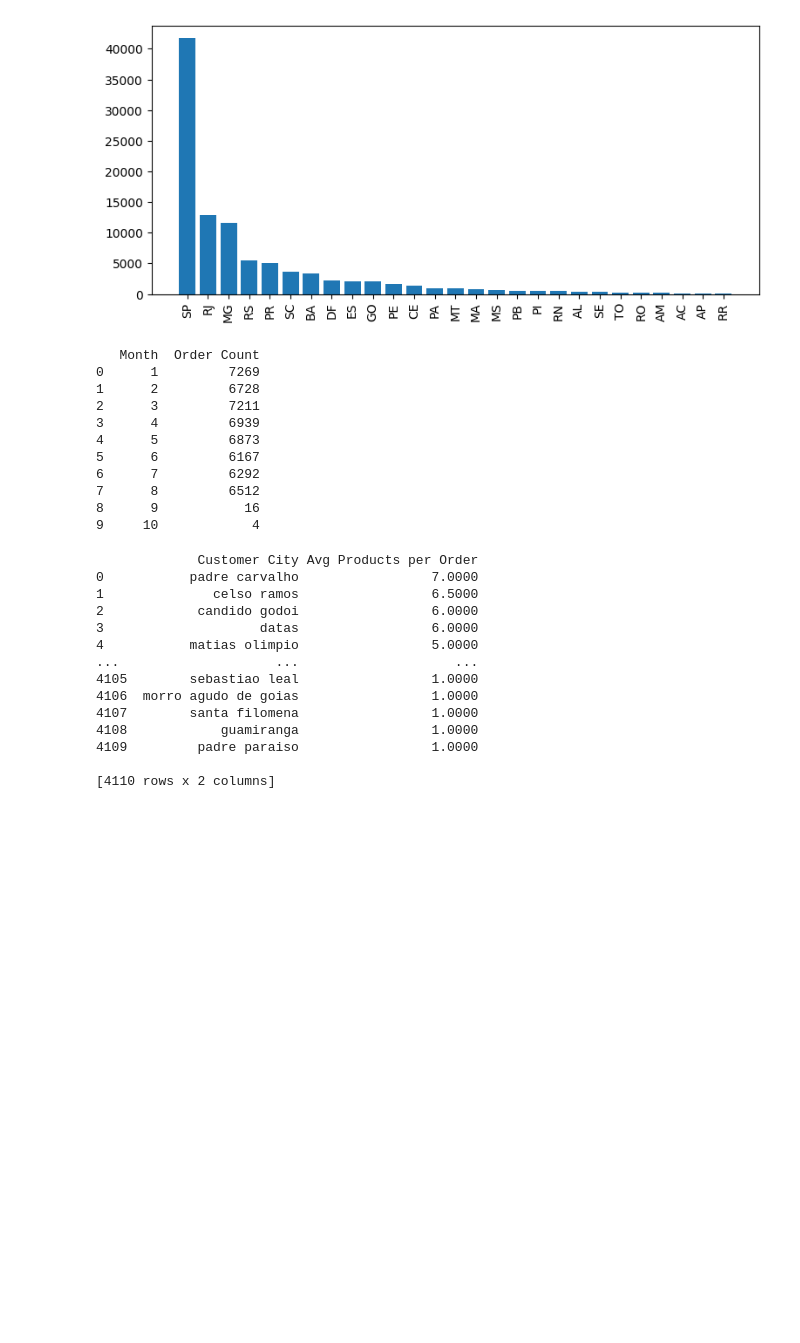
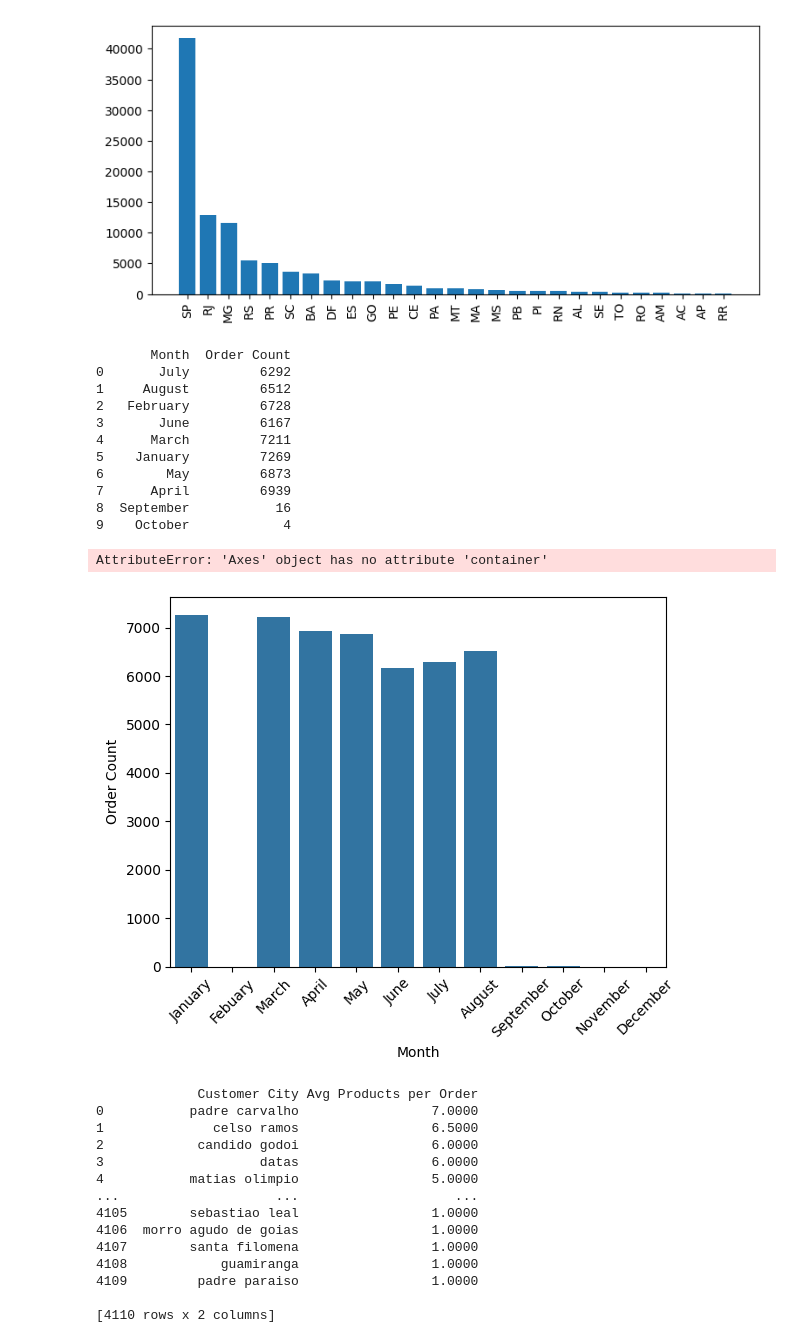
Before and after one commit to Harpreetsingh-Developer/Data-Analysit--Ecommerce-, a Jupyter notebook: python+sql_ecommerce.ipynb, the cells around one changed output. Saved outputs shown, nothing was run; the diff lists cells and outputs as text; code cells hidden in the pictures; blank space fills up the shorter version.

```diff
--- a/python+sql_ecommerce.ipynb
+++ b/python+sql_ecommerce.ipynb
@@ -147,32 +147,36 @@ plt.show
 # %%
 # Calculate the number of orders per month in 2018.
 query = """
-    SELECT
-        MONTH(order_purchase_timestamp) AS month,
-        COUNT(order_id) AS order_count
-    FROM orders
-    WHERE YEAR(order_purchase_timestamp) = 2018
-    GROUP BY MONTH(order_purchase_timestamp)
-    ORDER BY month;
+    select monthname(order_purchase_timestamp) months, count(order_id) order_count
+    from orders where year(order_purchase_timestamp) = 2018
+    group by months
 """
 cursor.execute(query)
 data = cursor.fetchall()
 
 # Display results in a readable format using Pandas
 df = pd.DataFrame(data, columns=["Month", "Order Count"])
 print(df)
+# Assuming df has columns 'Month' and 'Order Count'
+ax = sns.barplot(x=df["Month"], y=df["Order Count"], data=df, order=o)
+plt.xticks(rotation = 45)
+ax.bar_label(ax.containers[0])
+
+plt.show()
 # %% [output]
-   Month  Order Count
-0      1         7269
-1      2         6728
-2      3         7211
-3      4         6939
-4      5         6873
-5      6         6167
-6      7         6292
-7      8         6512
-8      9           16
-9     10            4
+       Month  Order Count
+0       July         6292
+1     August         6512
+2   February         6728
+3       June         6167
+4      March         7211
+5    January         7269
+6        May         6873
+7      April         6939
+8  September           16
+9    October            4
+AttributeError: 'Axes' object has no attribute 'container'
+[figure, added]
 # %%
 # Find the average number of products per order, grouped by customer city.
 query = """
```
Also changed, not shown: parts of 1 cell of this notebook.
